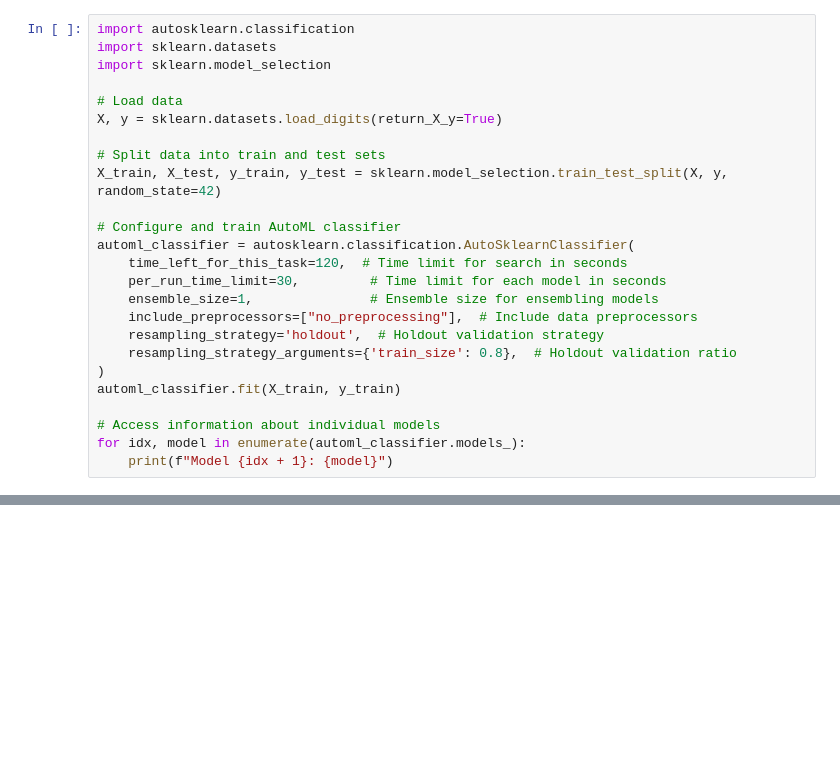
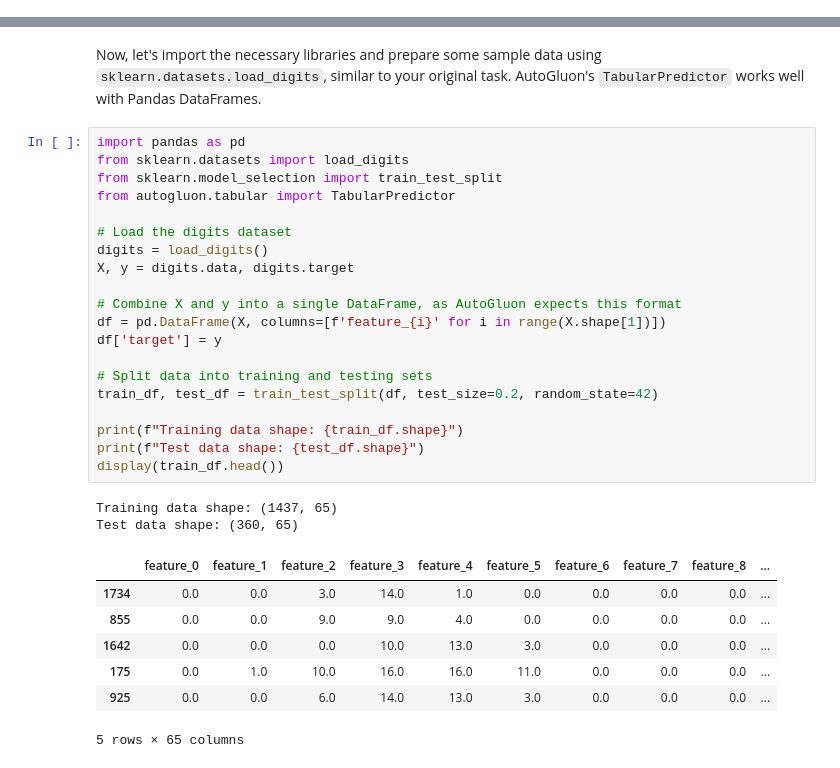
Before and after one commit to jcmachicao/MachineLearningAvanzado_UC_2025, a Jupyter notebook: U1_AutoML_sklearn.ipynb, the cells around one changed output, grey strips where cells are left out. Saved outputs shown, nothing was run; the diff lists cells and outputs as text; blank space fills up the shorter version.

```diff
--- a/U1_AutoML_sklearn.ipynb
+++ b/U1_AutoML_sklearn.ipynb
@@ -3,25 +2,0 @@
-# %%
-import autosklearn.classification
-import sklearn.datasets
-import sklearn.model_selection
-
-# Load data
-X, y = sklearn.datasets.load_digits(return_X_y=True)
-
-# Split data into train and test sets
-X_train, X_test, y_train, y_test = sklearn.model_selection.train_test_split(X, y, random_state=42)
-
-# Configure and train AutoML classifier
-automl_classifier = autosklearn.classification.AutoSklearnClassifier(
-    time_left_for_this_task=120,  # Time limit for search in seconds
-    per_run_time_limit=30,         # Time limit for each model in seconds
-    ensemble_size=1,               # Ensemble size for ensembling models
-    include_preprocessors=["no_preprocessing"],  # Include data preprocessors
-    resampling_strategy='holdout',  # Holdout validation strategy
-    resampling_strategy_arguments={'train_size': 0.8},  # Holdout validation ratio
-)
-automl_classifier.fit(X_train, y_train)
-
-# Access information about individual models
-for idx, model in enumerate(automl_classifier.models_):
-    print(f"Model {idx + 1}: {model}")
@@ -27,0 +27,32 @@ for idx, model in enumerate(automl_classifier.models_):
+# %% [markdown]
+Now, let's import the necessary libraries and prepare some sample data using `sklearn.datasets.load_digits`, similar to your original task. AutoGluon's `TabularPredictor` works well with Pandas DataFrames.
+# %%
+import pandas as pd
+from sklearn.datasets import load_digits
+from sklearn.model_selection import train_test_split
+from autogluon.tabular import TabularPredictor
+
+# Load the digits dataset
+digits = load_digits()
+X, y = digits.data, digits.target
+
+# Combine X and y into a single DataFrame, as AutoGluon expects this format
+df = pd.DataFrame(X, columns=[f'feature_{i}' for i in range(X.shape[1])])
+df['target'] = y
+
+# Split data into training and testing sets
+train_df, test_df = train_test_split(df, test_size=0.2, random_state=42)
+
+print(f"Training data shape: {train_df.shape}")
+print(f"Test data shape: {test_df.shape}")
+display(train_df.head())
+# %% [output]
+Training data shape: (1437, 65)
+Test data shape: (360, 65)
+|  | feature_0 | feature_1 | feature_2 | feature_3 | feature_4 | feature_5 | feature_6 | feature_7 | feature_8 | ... |
+| 1734 | 0.0 | 0.0 | 3.0 | 14.0 | 1.0 | 0.0 | 0.0 | 0.0 | 0.0 | ... |
+| 855 | 0.0 | 0.0 | 9.0 | 9.0 | 4.0 | 0.0 | 0.0 | 0.0 | 0.0 | ... |
+| 1642 | 0.0 | 0.0 | 0.0 | 10.0 | 13.0 | 3.0 | 0.0 | 0.0 | 0.0 | ... |
+| 175 | 0.0 | 1.0 | 10.0 | 16.0 | 16.0 | 11.0 | 0.0 | 0.0 | 0.0 | ... |
+| 925 | 0.0 | 0.0 | 6.0 | 14.0 | 13.0 | 3.0 | 0.0 | 0.0 | 0.0 | ... |
+5 rows × 65 columns
```
Also changed, not shown: parts of 7 cells of this notebook.
